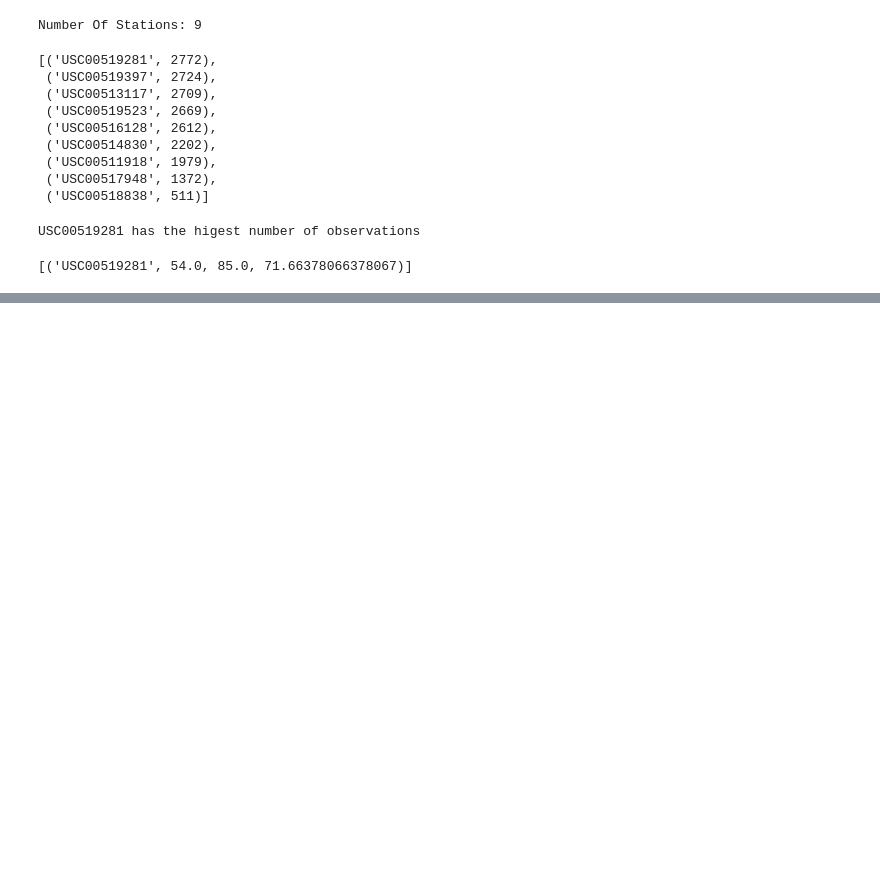
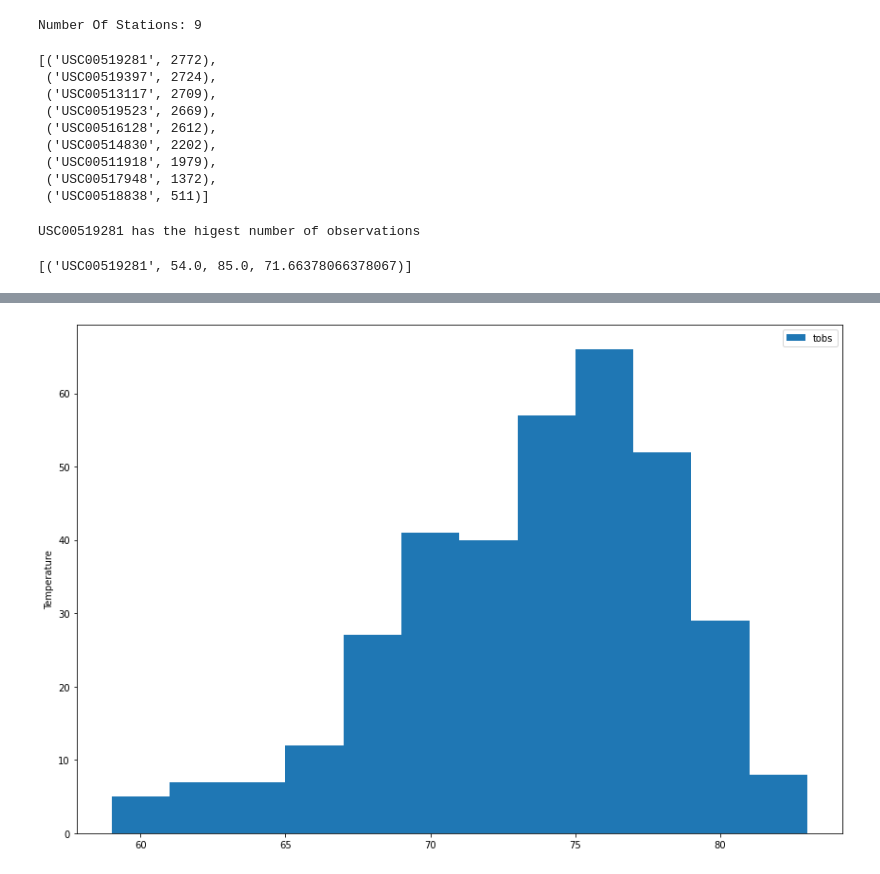
Before and after one commit to olivedisaster/sqlclachemy-challenge, a Jupyter notebook: app.ipynb, the cells around one changed output, grey strips where cells are left out. Cells and saved outputs as stored; diff of their text form; code cells hidden in the pictures; blank space fills up the shorter version.

```diff
--- a/app.ipynb
+++ b/app.ipynb
@@ -147,0 +147,5 @@ filter(Measurement.station== 'USC00519281').all()
+# %%
+# Query the last 12 months of temperature observation data for this station and plot the results as a histogram
+temp_12 = session.query(Measurement.date,Measurement.tobs).filter(Measurement.station == 'USC00519281').\
+          filter(Measurement.date > first_date).all()
+temp_12
@@ -147,0 +170,4 @@ filter(Measurement.station== 'USC00519281').all()
+# %%
+# create the dataframe
+temp_12_df = pd.DataFrame(temp_12, columns=["date", "tobs"])
+temp_12_df
@@ -148,3 +188,14 @@ filter(Measurement.station== 'USC00519281').all()
+# %%
+# create the plot
+plt.figure(figsize=(12,8))
+plt.hist(temp_12_df["tobs"], bins=12)
+plt.ylabel("Frequency")
+plt.ylabel("Temperature")
+plt.legend(["tobs"])
+plt.tight_layout()
+plt.show()
+# %% [output]
+[figure, added]
 # %%
 #Flask setup
 app = Flask(__name__)
```
Also changed, not shown: parts of 9 cells of this notebook.
